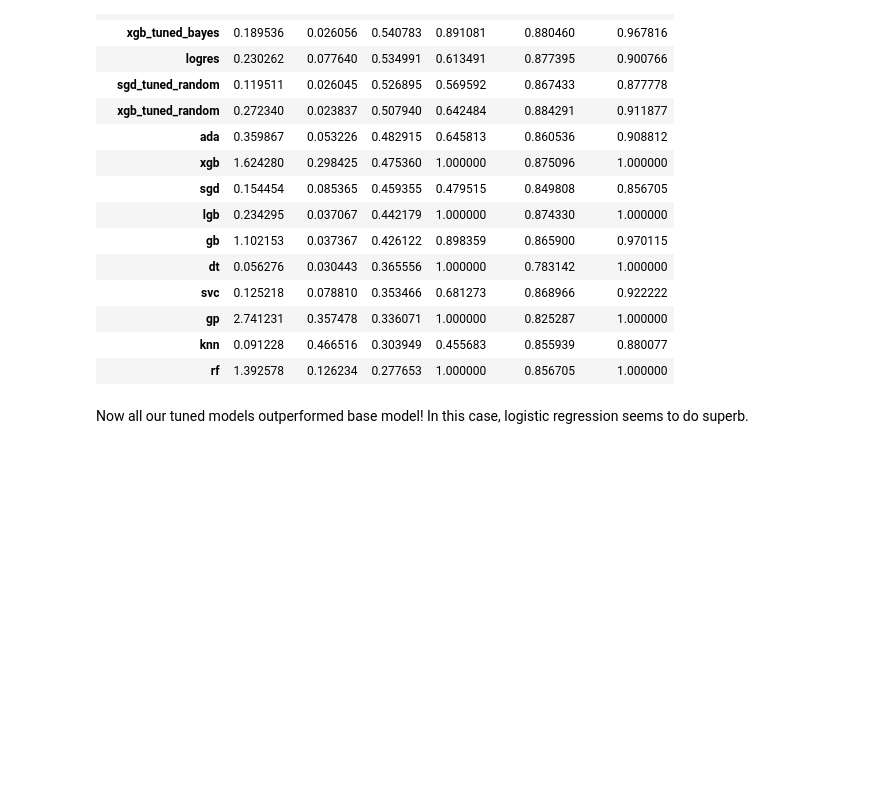
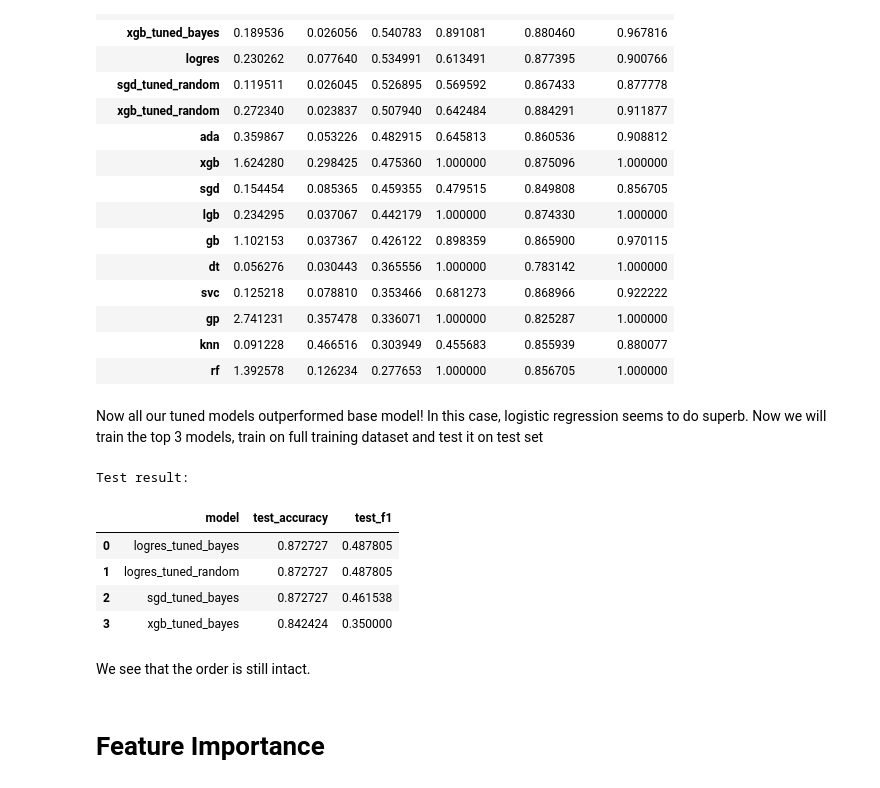
Before and after one commit to danjelito/classification-employee-attrition, a Jupyter notebook: notebook/eda.ipynb, the cells around one changed output. Drawn from its saved outputs; the diff is of its cells as text; code cells hidden in the pictures; blank space fills up the shorter version.

```diff
--- a/notebook/eda.ipynb
+++ b/notebook/eda.ipynb
@@ -420,4 +420,25 @@ Training result:
 | knn | 0.091228 | 0.466516 | 0.303949 | 0.455683 | 0.855939 | 0.880077 |
 | rf | 1.392578 | 0.126234 | 0.277653 | 1.000000 | 0.856705 | 1.000000 |
 # %% [markdown]
-Now all our tuned models outperformed base model! In this case, logistic regression seems to do superb.
+Now all our tuned models outperformed base model! In this case, logistic regression seems to do superb. Now we will train the top 3 models, train on full training dataset and test it on test set
+# %%
+print('Test result:')
+
+path= Path.cwd().parents[0] / 'output/test_result.csv'
+result= pd.read_csv(path)
+
+(result
+    .rename(columns= {'Unnamed: 0': 'model'})
+    .sort_values('test_f1', ascending= False)
+)
+# %% [output]
+Test result:
+|  | model | test_accuracy | test_f1 |
+| 0 | logres_tuned_bayes | 0.872727 | 0.487805 |
+| 1 | logres_tuned_random | 0.872727 | 0.487805 |
+| 2 | sgd_tuned_bayes | 0.872727 | 0.461538 |
+| 3 | xgb_tuned_bayes | 0.842424 | 0.350000 |
+# %% [markdown]
+We see that the order is still intact.
+# %% [markdown]
+# Feature Importance
```
Also changed, not shown: parts of 2 cells of this notebook, 6 other files.
